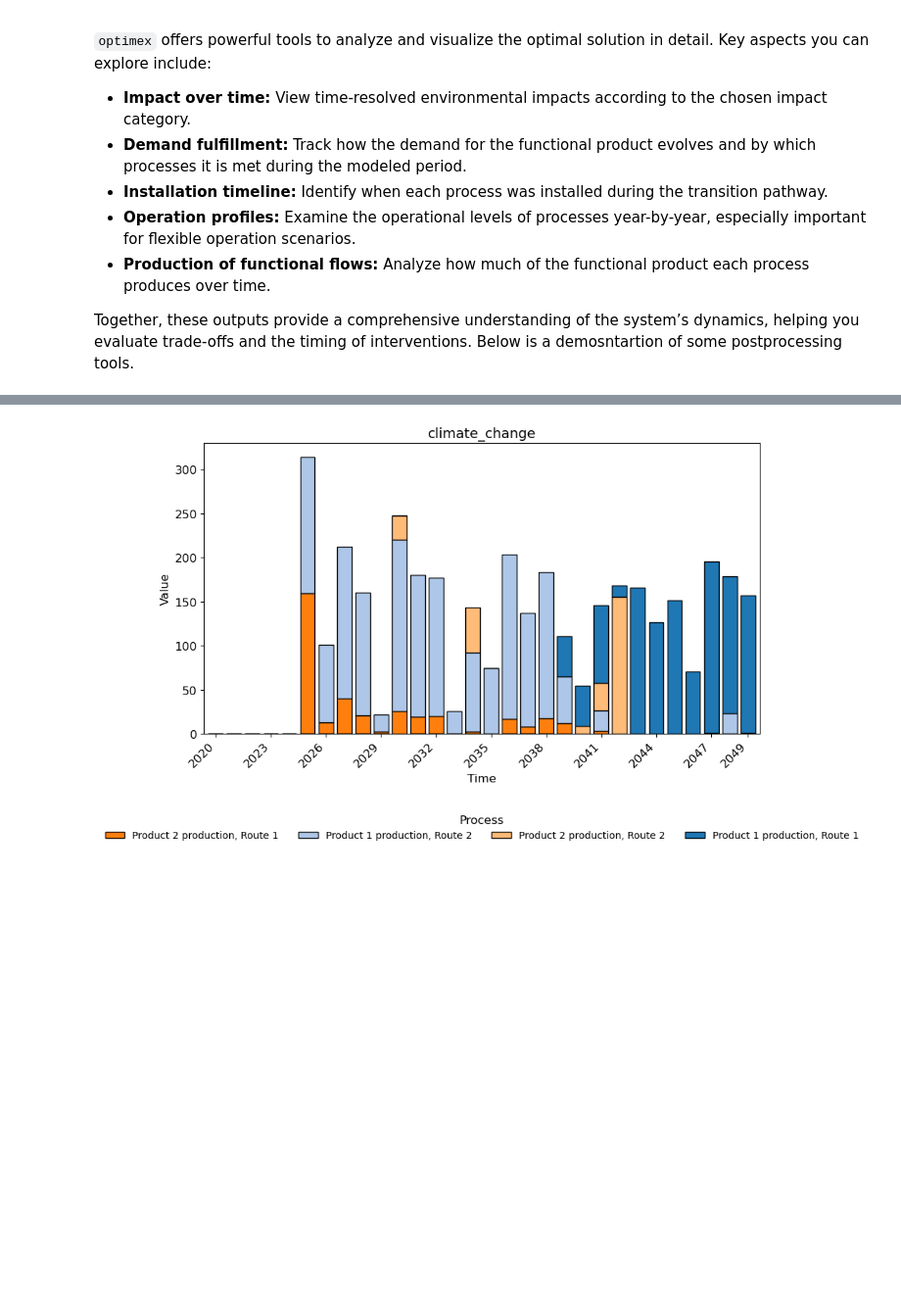
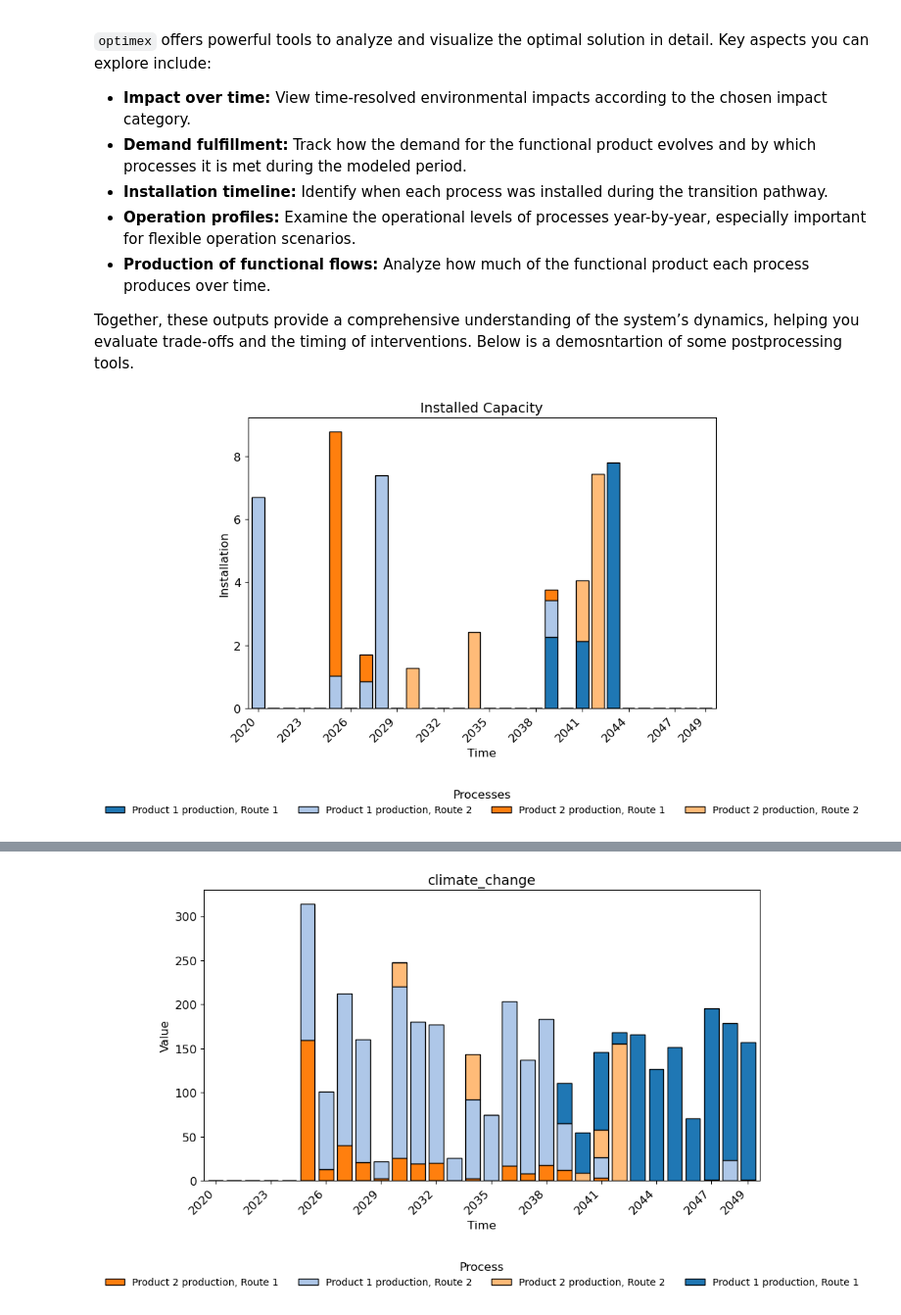
Before and after one commit to RWTH-LTT/optimex, a Jupyter notebook: notebooks/basic_optimex_example_two_decision_layers.ipynb, the cells around one changed output, grey strips where cells are left out. Shown at 98% size. Drawn from its saved outputs; the diff is of its cells as text; code cells hidden in the pictures; blank space fills up the shorter version.

```diff
--- a/notebooks/basic_optimex_example_two_decision_layers.ipynb
+++ b/notebooks/basic_optimex_example_two_decision_layers.ipynb
@@ -473,4 +473,8 @@ Together, these outputs provide a comprehensive understanding of the system’s
 # %%
 from optimex import postprocessing
 pp = postprocessing.PostProcessor(m)
+# %%
+pp.plot_installation()
+# %% [output]
+[figure, added]
 # %%
```
Also changed, not shown: parts of 8 cells of this notebook, 1 other file.
